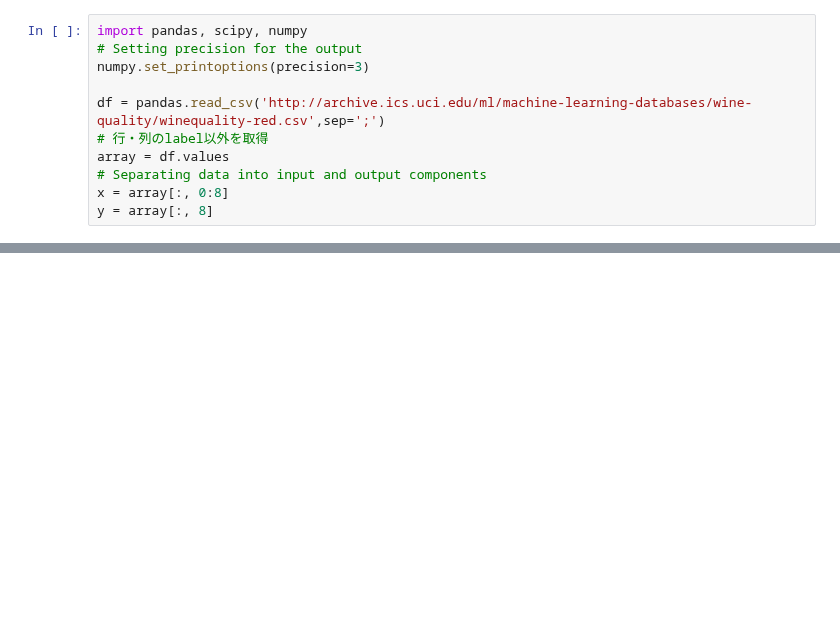
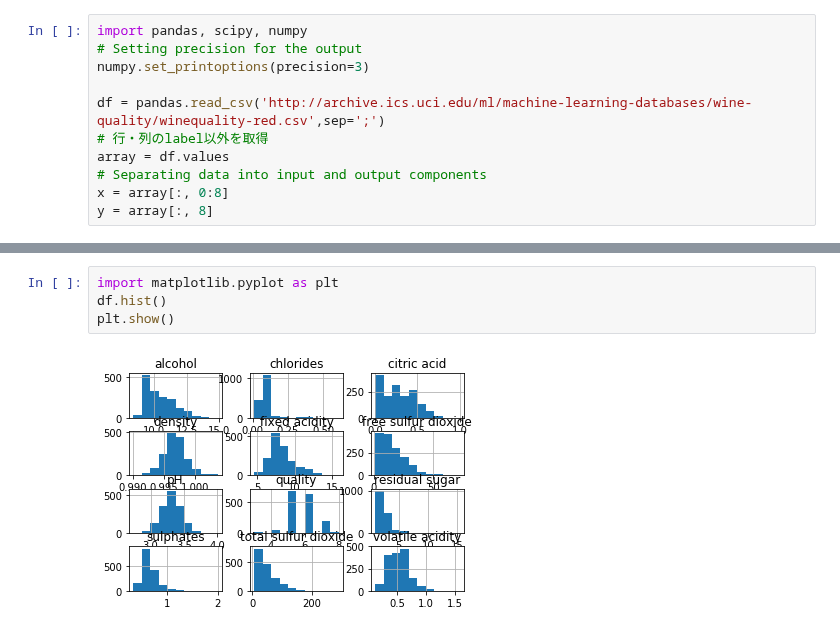
Before and after one commit to furukawa-laboratory/workout_report_2019, a Jupyter notebook: trainee/tsuno/preprocessing/data_processing.ipynb, the cells around one changed output, grey strips where cells are left out. Drawn from its saved outputs; the diff is of its cells as text; blank space fills up the shorter version.

```diff
--- a/trainee/tsuno/preprocessing/data_processing.ipynb
+++ b/trainee/tsuno/preprocessing/data_processing.ipynb
@@ -40,0 +265,6 @@ print(rescaledX[0:5,:])
+# %%
+import matplotlib.pyplot as plt
+df.hist()
+plt.show()
+# %% [output]
+[figure, added]
```
Also changed, not shown: parts of 28 cells of this notebook.
